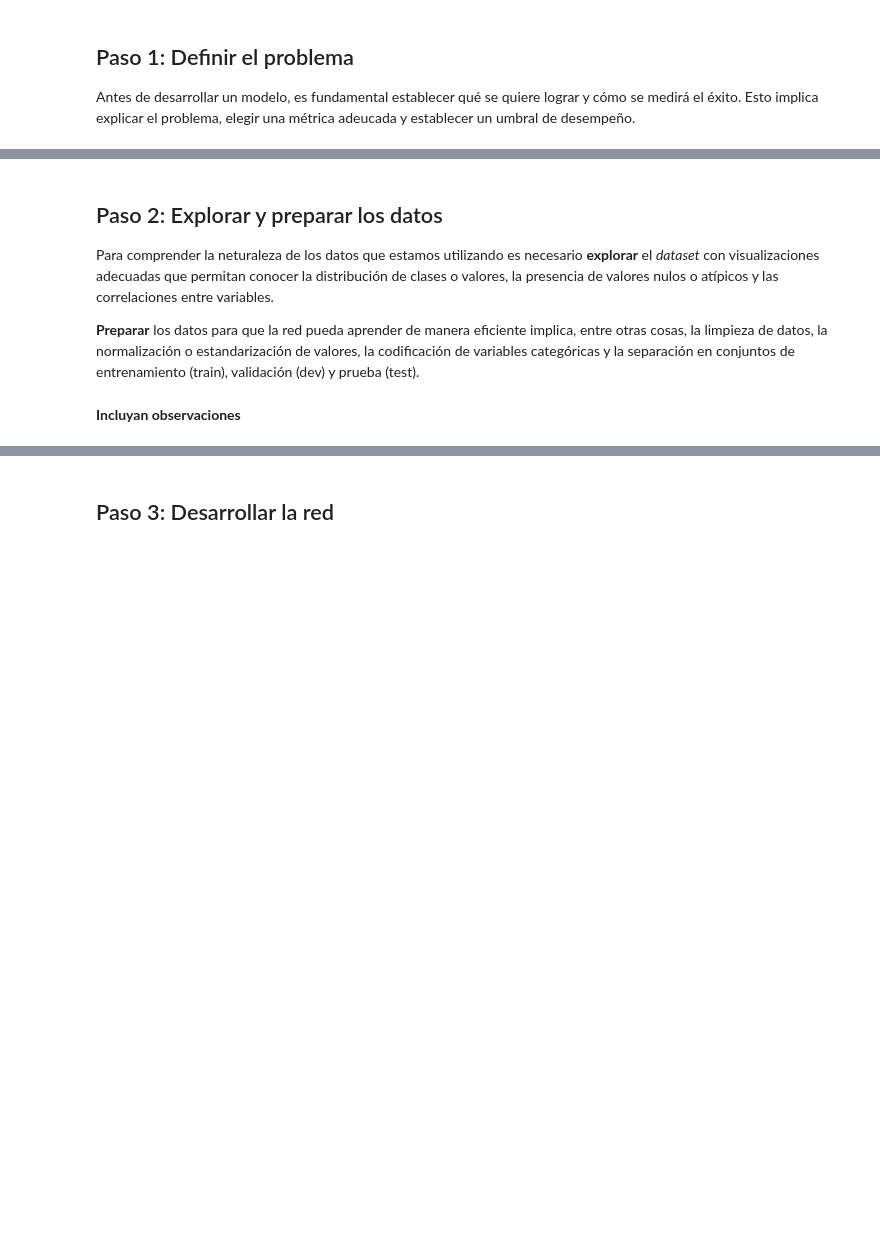
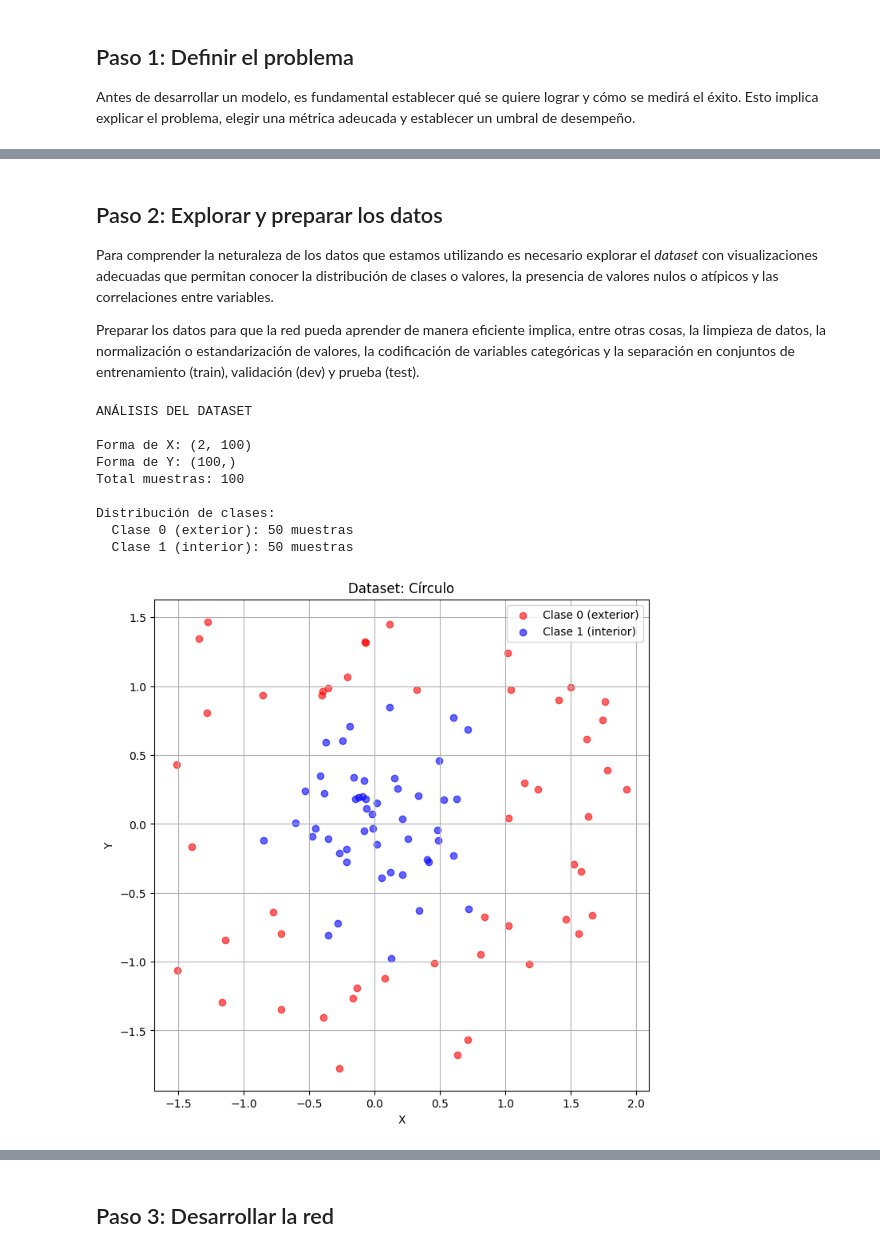
Before and after one commit to Juanseom/neural-networks-lab, a Jupyter notebook: labNN_PTIA_c.ipynb, the cells around one changed output, grey strips where cells are left out. Cells and saved outputs as stored; diff of their text form; code cells hidden in the pictures; blank space fills up the shorter version.

```diff
--- a/labNN_PTIA_c.ipynb
+++ b/labNN_PTIA_c.ipynb
@@ -762,5 +994,5 @@ Antes de desarrollar un modelo, es fundamental establecer qué se quiere lograr
 # %% [markdown]
 ## Paso 2: Explorar y preparar los datos
-Para comprender la neturaleza de los datos que estamos utilizando es necesario **explorar** el *dataset* con visualizaciones adecuadas que permitan conocer la distribución de clases o valores, la presencia de valores nulos o atípicos y las correlaciones entre variables.
+Para comprender la neturaleza de los datos que estamos utilizando es necesario explorar el *dataset* con visualizaciones adecuadas que permitan conocer la distribución de clases o valores, la presencia de valores nulos o atípicos y las correlaciones entre variables.
 
-**Preparar** los datos para que la red pueda aprender de manera eficiente implica, entre otras cosas, la limpieza de datos, la normalización o estandarización de valores, la codificación de variables categóricas y la separación en conjuntos de entrenamiento (train), validación (dev) y prueba (test).
+Preparar los datos para que la red pueda aprender de manera eficiente implica, entre otras cosas, la limpieza de datos, la normalización o estandarización de valores, la codificación de variables categóricas y la separación en conjuntos de entrenamiento (train), validación (dev) y prueba (test).
@@ -769,2 +998,0 @@ Para comprender la neturaleza de los datos que estamos utilizando es necesario *
-# %% [markdown]
-**Incluyan observaciones**
@@ -772,0 +999,35 @@ Para comprender la neturaleza de los datos que estamos utilizando es necesario *
+# %%
+import matplotlib.pyplot as plt
+
+print()
+print("ANÁLISIS DEL DATASET")
+print()
+print(f"Forma de X: {X_circle.shape}")
+print(f"Forma de Y: {Y_circle.shape}")
+print(f"Total muestras: {X_circle.shape[1]}")
+print(f"\nDistribución de clases:")
+print(f"  Clase 0 (exterior): {np.sum(Y_circle == 0)} muestras")
+print(f"  Clase 1 (interior): {np.sum(Y_circle == 1)} muestras")
+
+plt.figure(figsize=(8, 8))
+mask_0 = Y_circle.ravel() == 0
+mask_1 = Y_circle.ravel() == 1
+plt.scatter(X_circle[0, mask_0], X_circle[1, mask_0], c='red', label='Clase 0 (exterior)', alpha=0.6)
+plt.scatter(X_circle[0, mask_1], X_circle[1, mask_1], c='blue', label='Clase 1 (interior)', alpha=0.6)
+plt.xlabel('X')
+plt.ylabel('Y')
+plt.legend()
+plt.title('Dataset: Círculo')
+plt.grid(True)
+plt.show()
+# %% [output]
+ANÁLISIS DEL DATASET
+
+Forma de X: (2, 100)
+Forma de Y: (100,)
+Total muestras: 100
+
+Distribución de clases:
+  Clase 0 (exterior): 50 muestras
+  Clase 1 (interior): 50 muestras
+[figure, added]
```
Also changed, not shown: parts of 35 cells of this notebook.
